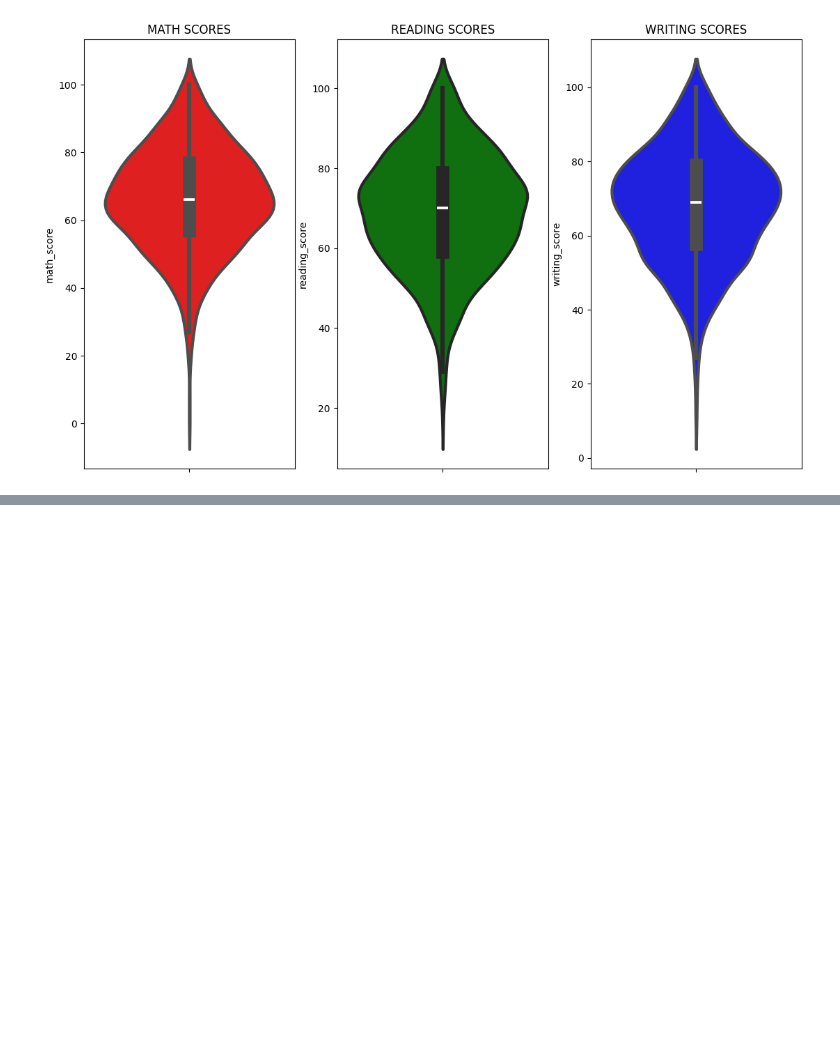
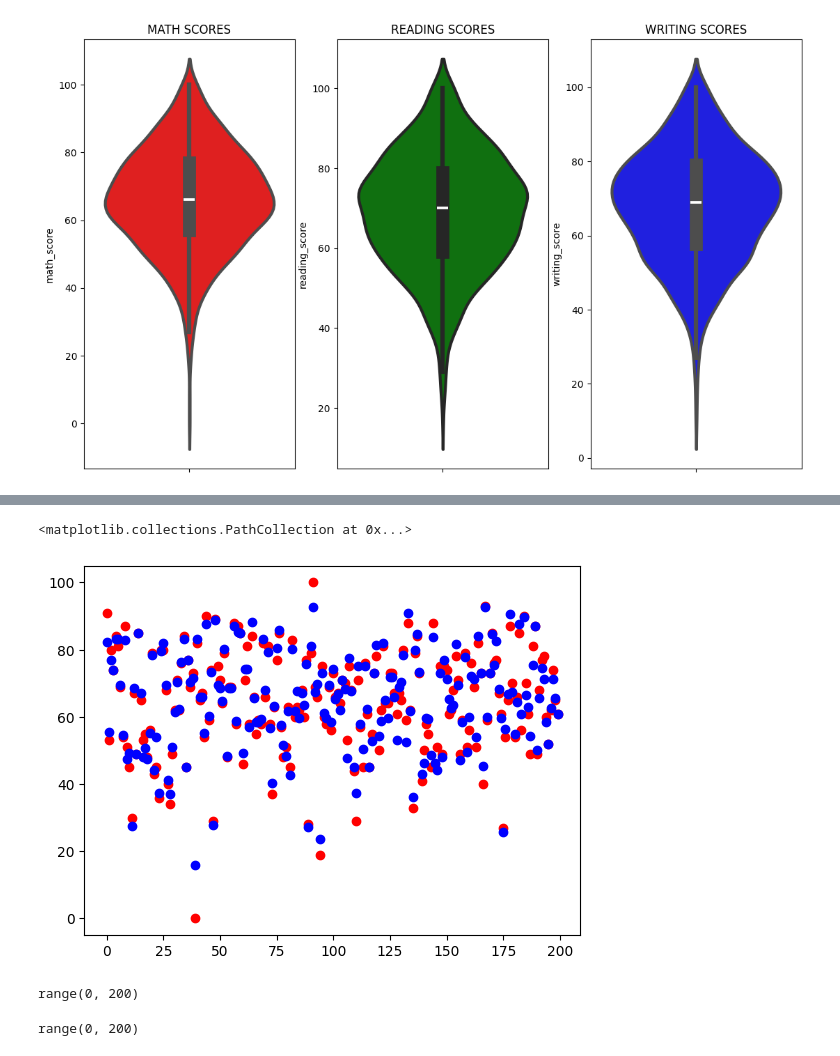
Before and after one commit to ayushzzzz/mlproject_1, a Jupyter notebook: notebook/EDA/EDA.ipynb, the cells around one changed output, grey strips where cells are left out. Cells and saved outputs as stored; diff of their text form; code cells hidden in the pictures; blank space fills up the shorter version.

```diff
--- a/notebook/EDA/EDA.ipynb
+++ b/notebook/EDA/EDA.ipynb
@@ -188,0 +222,34 @@ plt.show()
+# %%
+from sklearn.model_selection import train_test_split
+X_train,X_test,y_train,y_test = train_test_split(X,y,test_size=0.2,random_state=42)
+# %%
+from sklearn.metrics import mean_squared_error,r2_score,mean_absolute_error
+def evaluate_model(true,predicted):
+    mae = mean_absolute_error(true,predicted)
+    mse = mean_squared_error(true,predicted)
+    r2_square = r2_score(true,predicted)
+    return mae,mse,r2_square
+# %%
+from sklearn.linear_model import LinearRegression,Lasso
+from sklearn.tree import DecisionTreeRegressor
+from sklearn.ensemble import RandomForestRegressor
+models = {
+    "linear regression": LinearRegression(),
+    "Lasso" : Lasso(),
+    "Decision Tree" : DecisionTreeRegressor(),
+    "Random Forest" : RandomForestRegressor()
+}
+model_list = []
+r2_list = []
+
+for model_name,model in models.items():
+    print(model_name)
+    model.fit(X_train,y_train)
+    y_pred = model.predict(X_test)
+
+    model_mae,model_mse,model_r2 = evaluate_model(y_test,y_pred)
+
+    model_list.append(model)
+    r2_list.append(model_r2)
+
+    print(f"-mae:{model_mae}\n-mse:{model_mse}\n-r2:{model_r2}")
@@ -188,0 +281,19 @@ plt.show()
+# %%
+rf_regressor = RandomForestRegressor()
+rf_regressor.fit(X_train,y_train)
+y_pred = rf_regressor.predict(X_test)
+# %%
+plt.scatter(range(len(y_test)), y_test, color='red', label='Actual')
+
+plt.scatter(range(len(y_pred)), y_pred, color='blue', label='Predicted')
+# %% [output]
+<matplotlib.collections.PathCollection at 0x...>
+[figure, added]
+# %%
+range(len(y_test))
+# %% [output]
+range(0, 200)
+# %%
+range(len(y_pred))
+# %% [output]
+range(0, 200)
```
Also changed, not shown: parts of 8 cells of this notebook.
